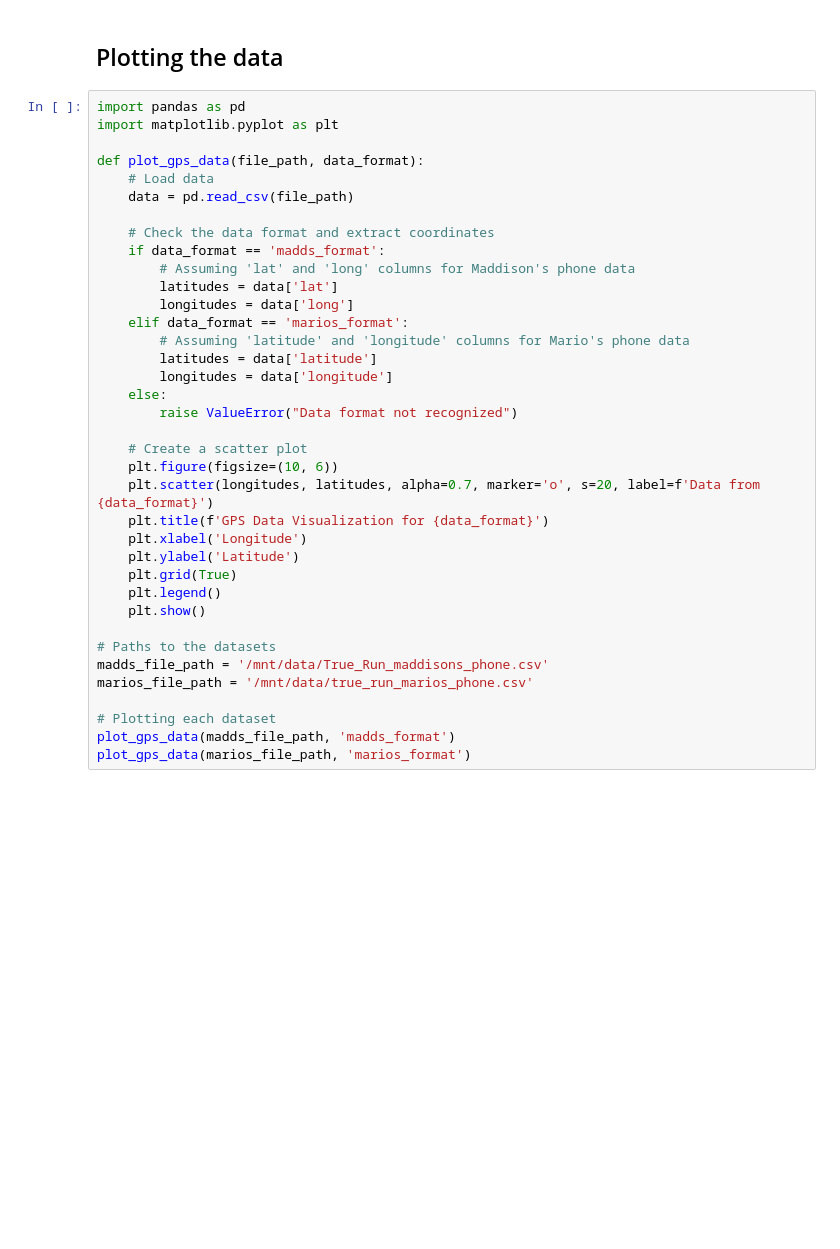
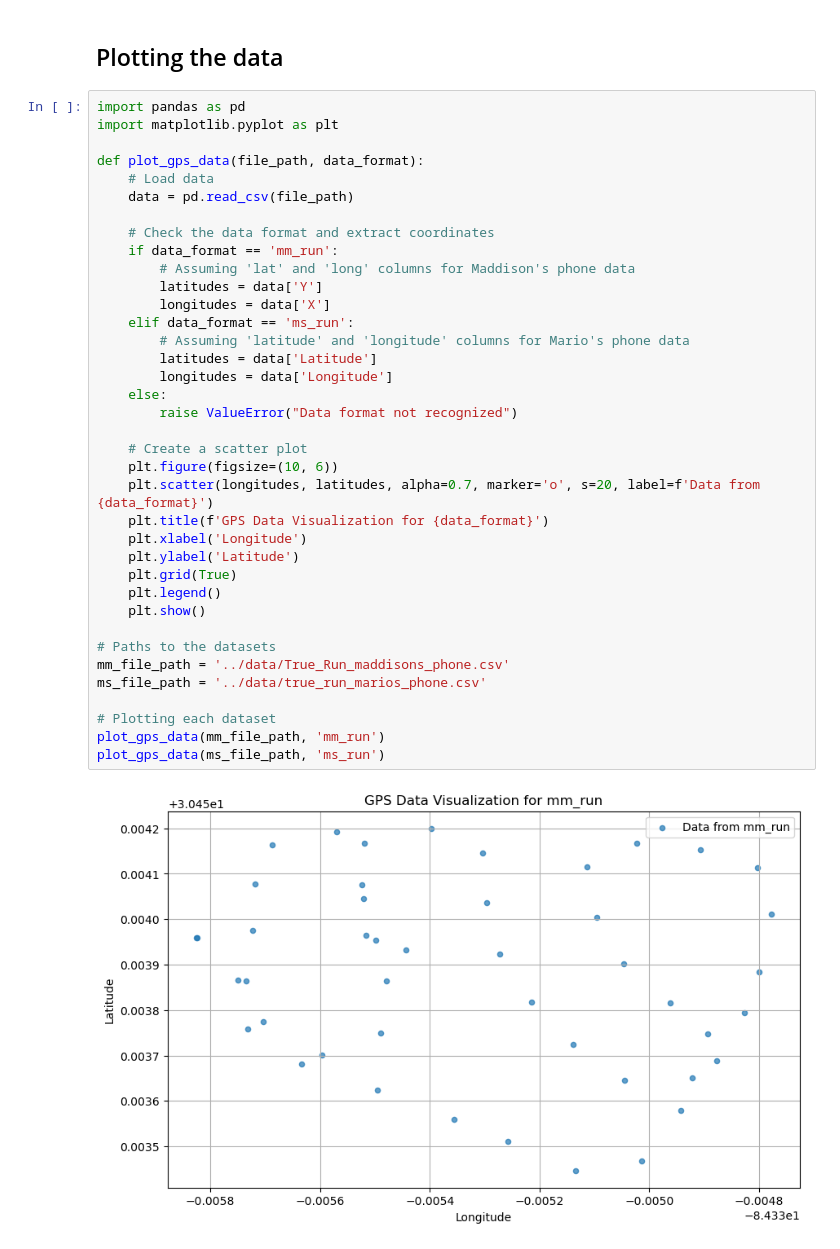
Before and after one commit to MarioShontz/GPS_DA, a Jupyter notebook: src/GPS_DA.ipynb, the cells around one changed output. Drawn from its saved outputs; the diff is of its cells as text; blank space fills up the shorter version.

```diff
--- a/src/GPS_DA.ipynb
+++ b/src/GPS_DA.ipynb
@@ -9,37 +9,39 @@ This project demonstrates the Ensemble Kalman Filter (EnKF) using real GPS data
 # %%
 import pandas as pd
 import matplotlib.pyplot as plt
 
 def plot_gps_data(file_path, data_format):
     # Load data
     data = pd.read_csv(file_path)
 
     # Check the data format and extract coordinates
-    if data_format == 'madds_format':
+    if data_format == 'mm_run':
         # Assuming 'lat' and 'long' columns for Maddison's phone data
-        latitudes = data['lat']
-        longitudes = data['long']
-    elif data_format == 'marios_format':
+        latitudes = data['Y']
+        longitudes = data['X']
+    elif data_format == 'ms_run':
         # Assuming 'latitude' and 'longitude' columns for Mario's phone data
-        latitudes = data['latitude']
-        longitudes = data['longitude']
+        latitudes = data['Latitude']
+        longitudes = data['Longitude']
     else:
         raise ValueError("Data format not recognized")
 
     # Create a scatter plot
     plt.figure(figsize=(10, 6))
     plt.scatter(longitudes, latitudes, alpha=0.7, marker='o', s=20, label=f'Data from {data_format}')
     plt.title(f'GPS Data Visualization for {data_format}')
     plt.xlabel('Longitude')
     plt.ylabel('Latitude')
     plt.grid(True)
     plt.legend()
     plt.show()
 
 # Paths to the datasets
-madds_file_path = '/mnt/data/True_Run_maddisons_phone.csv'
-marios_file_path = '/mnt/data/true_run_marios_phone.csv'
+mm_file_path = '../data/True_Run_maddisons_phone.csv'
+ms_file_path = '../data/true_run_marios_phone.csv'
 
 # Plotting each dataset
-plot_gps_data(madds_file_path, 'madds_format')
-plot_gps_data(marios_file_path, 'marios_format')
+plot_gps_data(mm_file_path, 'mm_run')
+plot_gps_data(ms_file_path, 'ms_run')
+# %% [output]
+[figure, added]
```
Also changed, not shown: parts of 3 cells of this notebook, 1 other file.
